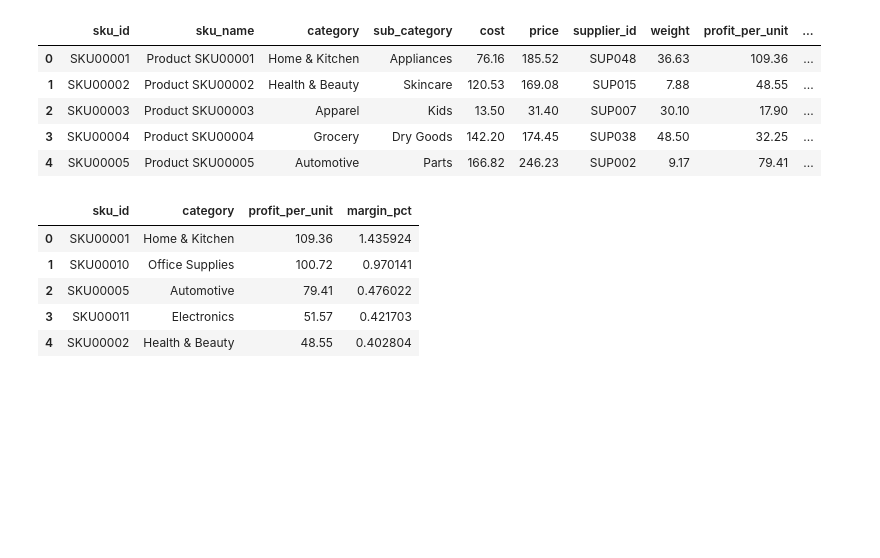
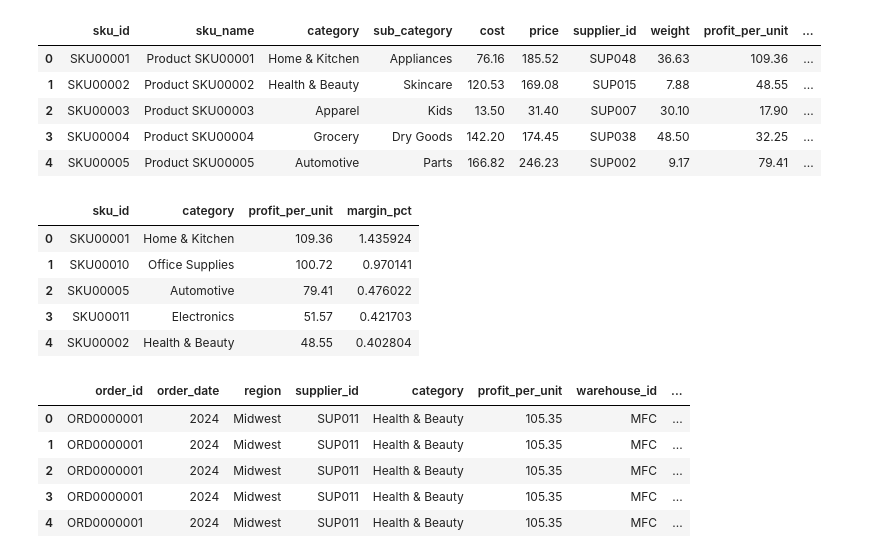
Before and after one commit to Jaylundharris/Supply_Chain_Project, a Jupyter notebook: notebooks/02_sql_analysis.ipynb, the cells around one changed output. Cells and saved outputs as stored; diff of their text form; code cells hidden in the pictures; blank space fills up the shorter version.

```diff
--- a/notebooks/02_sql_analysis.ipynb
+++ b/notebooks/02_sql_analysis.ipynb
@@ -222,3 +222,31 @@ profit_sku
 | 2 | SKU00005 | Automotive | 79.41 | 0.476022 |
 | 3 | SKU00011 | Electronics | 51.57 | 0.421703 |
 | 4 | SKU00002 | Health & Beauty | 48.55 | 0.402804 |
+# %%
+rc = """
+SELECT
+    o.order_id,
+    o.order_date,
+    o.region,
+    s.supplier_id,
+    sc.category,
+    sc.profit_per_unit,
+    w.warehouse_id,
+    w.units_per_labor_hour
+FROM
+    orders_clean o
+JOIN sku_clean sc ON o.sku_id = sc.sku_id
+JOIN supplier_clean s ON s.supplier_id = s.supplier_id
+JOIN warehouse_clean w ON o.warehouse_id = w.warehouse_id
+LIMIT 5
+"""
+
+relationship_check = pd.read_sql(rc, conn)
+relationship_check
+# %% [output]
+|  | order_id | order_date | region | supplier_id | category | profit_per_unit | warehouse_id | ... |
+| 0 | ORD0000001 | 2024 | Midwest | SUP011 | Health & Beauty | 105.35 | MFC | ... |
+| 1 | ORD0000001 | 2024 | Midwest | SUP011 | Health & Beauty | 105.35 | MFC | ... |
+| 2 | ORD0000001 | 2024 | Midwest | SUP011 | Health & Beauty | 105.35 | MFC | ... |
+| 3 | ORD0000001 | 2024 | Midwest | SUP011 | Health & Beauty | 105.35 | MFC | ... |
+| 4 | ORD0000001 | 2024 | Midwest | SUP011 | Health & Beauty | 105.35 | MFC | ... |
```
